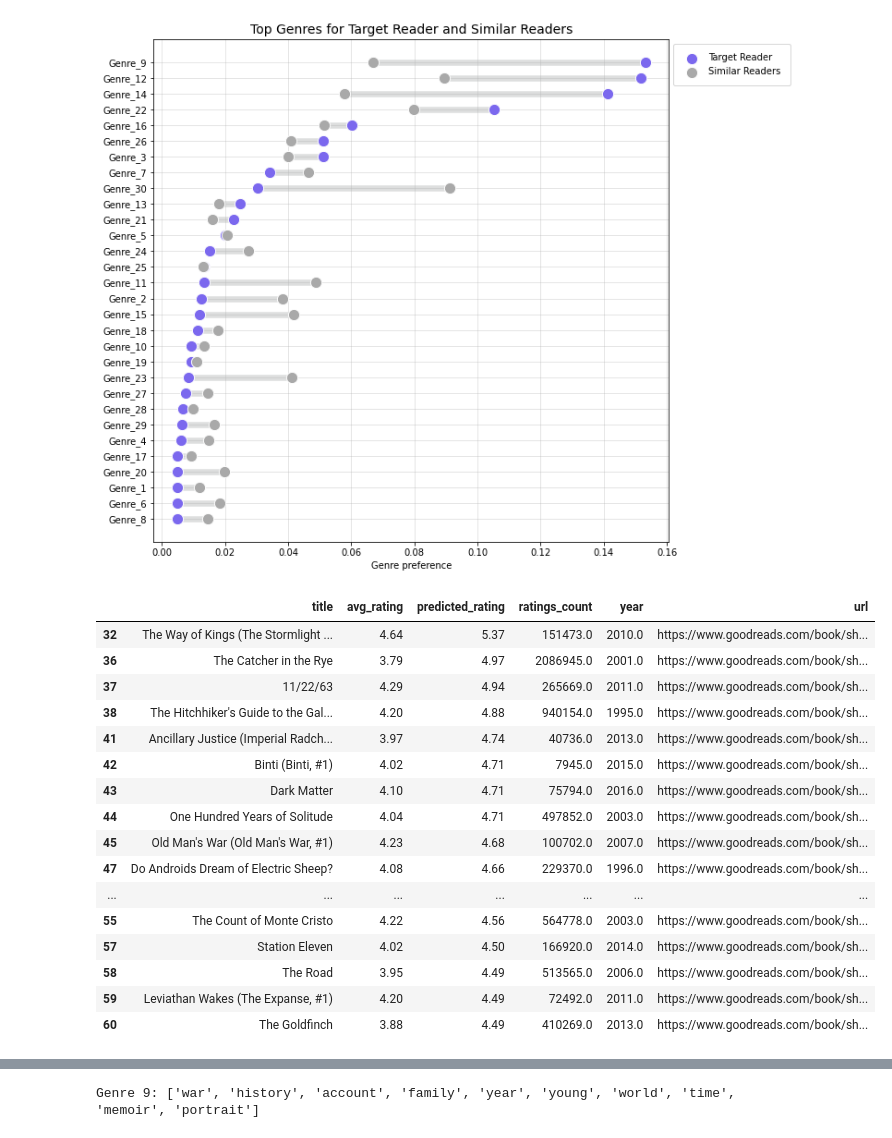
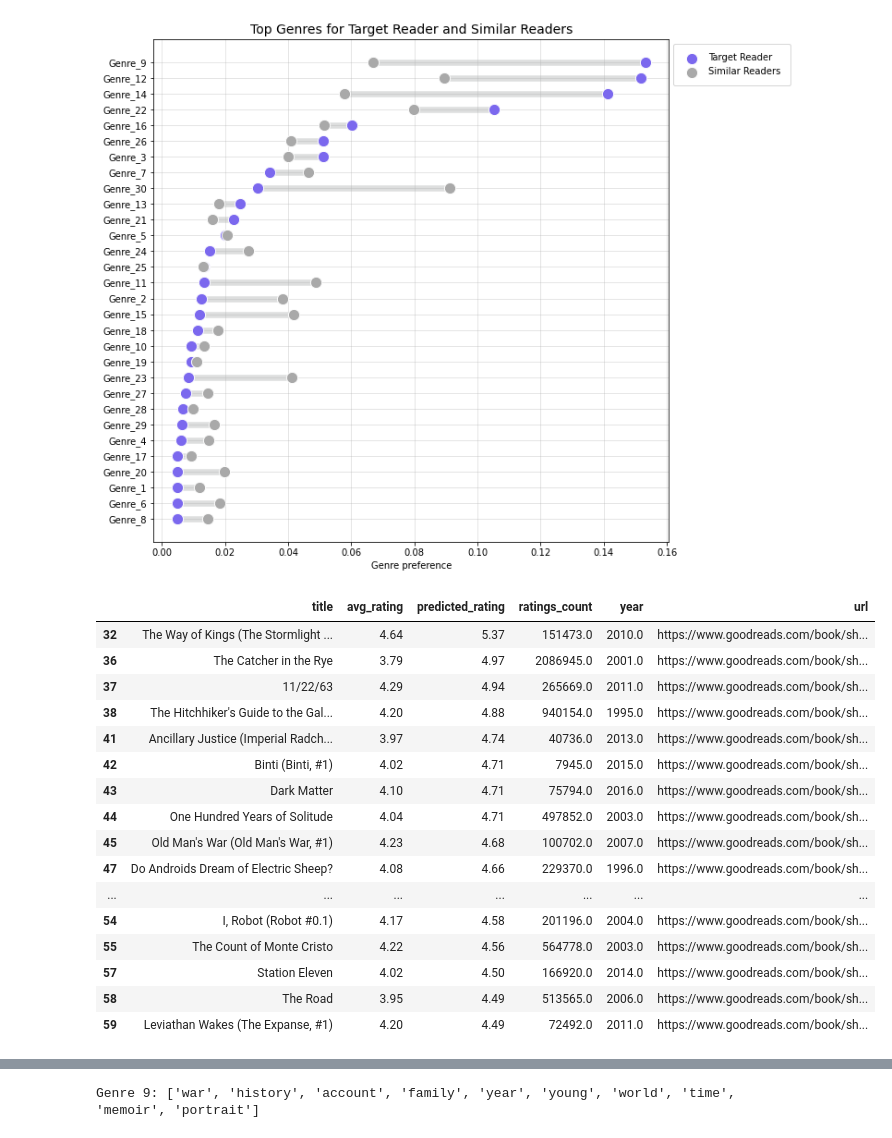
Before and after one commit to mraottth/projects, a Jupyter notebook: Goodreads Book Recommender/02_book_recommender.ipynb, the cells around one changed output, grey strips where cells are left out. Cells and saved outputs as stored; diff of their text form; code cells hidden in the pictures.

```diff
--- a/Goodreads Book Recommender/02_book_recommender.ipynb
+++ b/Goodreads Book Recommender/02_book_recommender.ipynb
@@ -782,27 +782,27 @@ def get_recs(preds, target_reader, book_ind, books, write_to_excel=False):
 # %%
 # View books with highest target user predicted score
 top_preds = get_recs(df_preds, target, book_index, df_books, write_to_excel=False)
 top_preds["predicted_rating"] = round(top_preds["predicted_rating"] + svd_neighborhood_ratings["user_rating"].mean(), 2)
 top_preds[["title","avg_rating","predicted_rating","ratings_count","year","url"]]\
-                .query("avg_rating > 3.75").head(20)
+                .query("avg_rating > 3.5").head(20)
 # %% [output]
 |  | title | avg_rating | predicted_rating | ratings_count | year | url |
 | 32 | The Way of Kings (The Stormlight ... | 4.64 | 5.37 | 151473.0 | 2010.0 | https://www.goodreads.com/book/sh... |
 | 36 | The Catcher in the Rye | 3.79 | 4.97 | 2086945.0 | 2001.0 | https://www.goodreads.com/book/sh... |
 | 37 | 11/22/63 | 4.29 | 4.94 | 265669.0 | 2011.0 | https://www.goodreads.com/book/sh... |
 | 38 | The Hitchhiker's Guide to the Gal... | 4.20 | 4.88 | 940154.0 | 1995.0 | https://www.goodreads.com/book/sh... |
 | 41 | Ancillary Justice (Imperial Radch... | 3.97 | 4.74 | 40736.0 | 2013.0 | https://www.goodreads.com/book/sh... |
 | 42 | Binti (Binti, #1) | 4.02 | 4.71 | 7945.0 | 2015.0 | https://www.goodreads.com/book/sh... |
 | 43 | Dark Matter | 4.10 | 4.71 | 75794.0 | 2016.0 | https://www.goodreads.com/book/sh... |
 | 44 | One Hundred Years of Solitude | 4.04 | 4.71 | 497852.0 | 2003.0 | https://www.goodreads.com/book/sh... |
 | 45 | Old Man's War (Old Man's War, #1) | 4.23 | 4.68 | 100702.0 | 2007.0 | https://www.goodreads.com/book/sh... |
 | 47 | Do Androids Dream of Electric Sheep? | 4.08 | 4.66 | 229370.0 | 1996.0 | https://www.goodreads.com/book/sh... |
 | ... | ... | ... | ... | ... | ... | ... |
+| 54 | I, Robot (Robot #0.1) | 4.17 | 4.58 | 201196.0 | 2004.0 | https://www.goodreads.com/book/sh... |
 | 55 | The Count of Monte Cristo | 4.22 | 4.56 | 564778.0 | 2003.0 | https://www.goodreads.com/book/sh... |
 | 57 | Station Eleven | 4.02 | 4.50 | 166920.0 | 2014.0 | https://www.goodreads.com/book/sh... |
 | 58 | The Road | 3.95 | 4.49 | 513565.0 | 2006.0 | https://www.goodreads.com/book/sh... |
 | 59 | Leviathan Wakes (The Expanse, #1) | 4.20 | 4.49 | 72492.0 | 2011.0 | https://www.goodreads.com/book/sh... |
-| 60 | The Goldfinch | 3.88 | 4.49 | 410269.0 | 2013.0 | https://www.goodreads.com/book/sh... |
 # %%
 # Display top preds
 display_top_books(top_preds, df_books, target_user_ratings)
```
Also changed, not shown: parts of 5 cells of this notebook.
